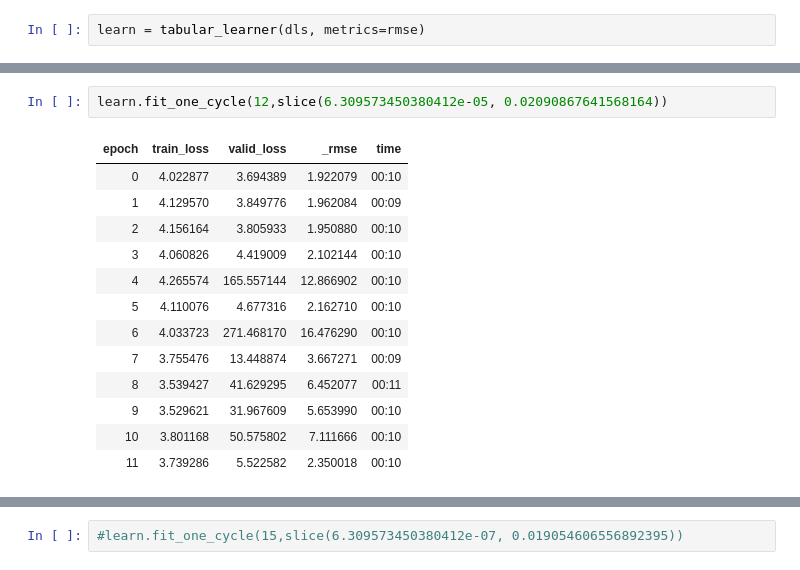
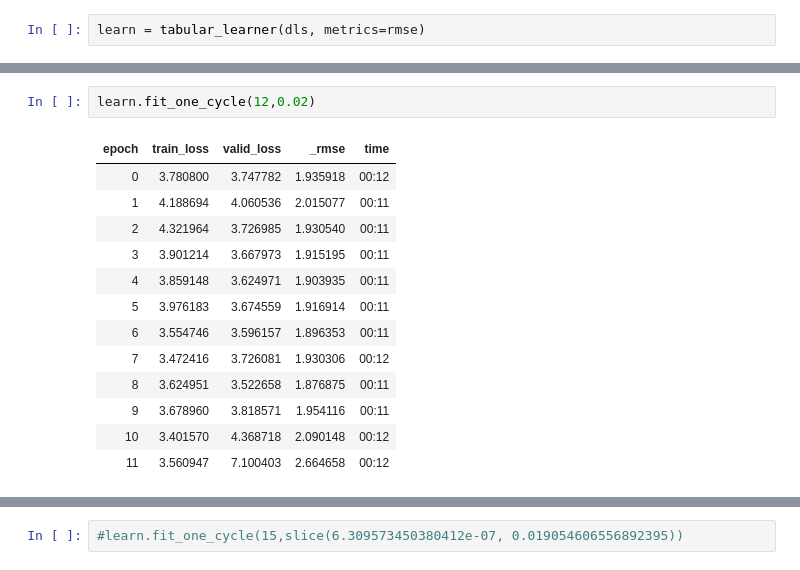
Before and after one commit to rubanzasilva/abalone_age_prediction, a Jupyter notebook: ps_s04e04.ipynb, the cells around one changed output, grey strips where cells are left out. Cells and saved outputs as stored; diff of their text form.

```diff
--- a/ps_s04e04.ipynb
+++ b/ps_s04e04.ipynb
@@ -395,16 +397,16 @@ SuggestedLRs(slide=6.309573450380412e-07, valley=0.02290867641568184)
 # %%
-learn.fit_one_cycle(12,slice(6.309573450380412e-05, 0.02090867641568164))
+learn.fit_one_cycle(12,0.02)
 # %% [output]
 | epoch | train_loss | valid_loss | _rmse | time |
-| 0 | 4.022877 | 3.694389 | 1.922079 | 00:10 |
-| 1 | 4.129570 | 3.849776 | 1.962084 | 00:09 |
-| 2 | 4.156164 | 3.805933 | 1.950880 | 00:10 |
-| 3 | 4.060826 | 4.419009 | 2.102144 | 00:10 |
-| 4 | 4.265574 | 165.557144 | 12.866902 | 00:10 |
-| 5 | 4.110076 | 4.677316 | 2.162710 | 00:10 |
-| 6 | 4.033723 | 271.468170 | 16.476290 | 00:10 |
-| 7 | 3.755476 | 13.448874 | 3.667271 | 00:09 |
-| 8 | 3.539427 | 41.629295 | 6.452077 | 00:11 |
-| 9 | 3.529621 | 31.967609 | 5.653990 | 00:10 |
-| 10 | 3.801168 | 50.575802 | 7.111666 | 00:10 |
-| 11 | 3.739286 | 5.522582 | 2.350018 | 00:10 |
+| 0 | 3.780800 | 3.747782 | 1.935918 | 00:12 |
+| 1 | 4.188694 | 4.060536 | 2.015077 | 00:11 |
+| 2 | 4.321964 | 3.726985 | 1.930540 | 00:11 |
+| 3 | 3.901214 | 3.667973 | 1.915195 | 00:11 |
+| 4 | 3.859148 | 3.624971 | 1.903935 | 00:11 |
+| 5 | 3.976183 | 3.674559 | 1.916914 | 00:11 |
+| 6 | 3.554746 | 3.596157 | 1.896353 | 00:11 |
+| 7 | 3.472416 | 3.726081 | 1.930306 | 00:12 |
+| 8 | 3.624951 | 3.522658 | 1.876875 | 00:11 |
+| 9 | 3.678960 | 3.818571 | 1.954116 | 00:11 |
+| 10 | 3.401570 | 4.368718 | 2.090148 | 00:12 |
+| 11 | 3.560947 | 7.100403 | 2.664658 | 00:12 |
```
Also changed, not shown: parts of 33 cells of this notebook.
